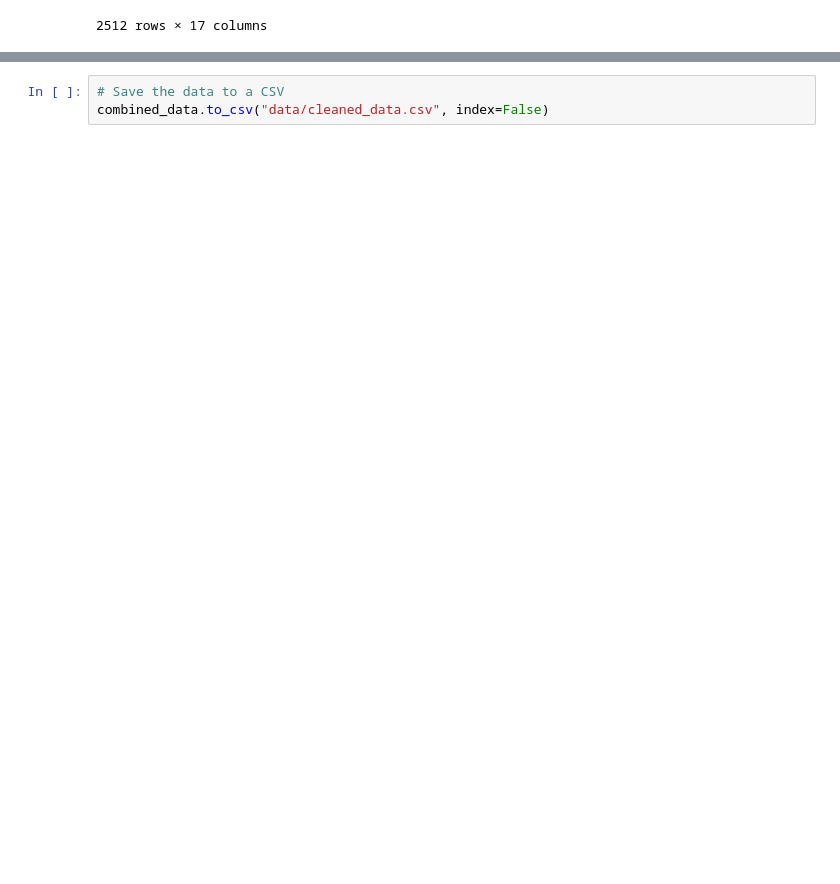
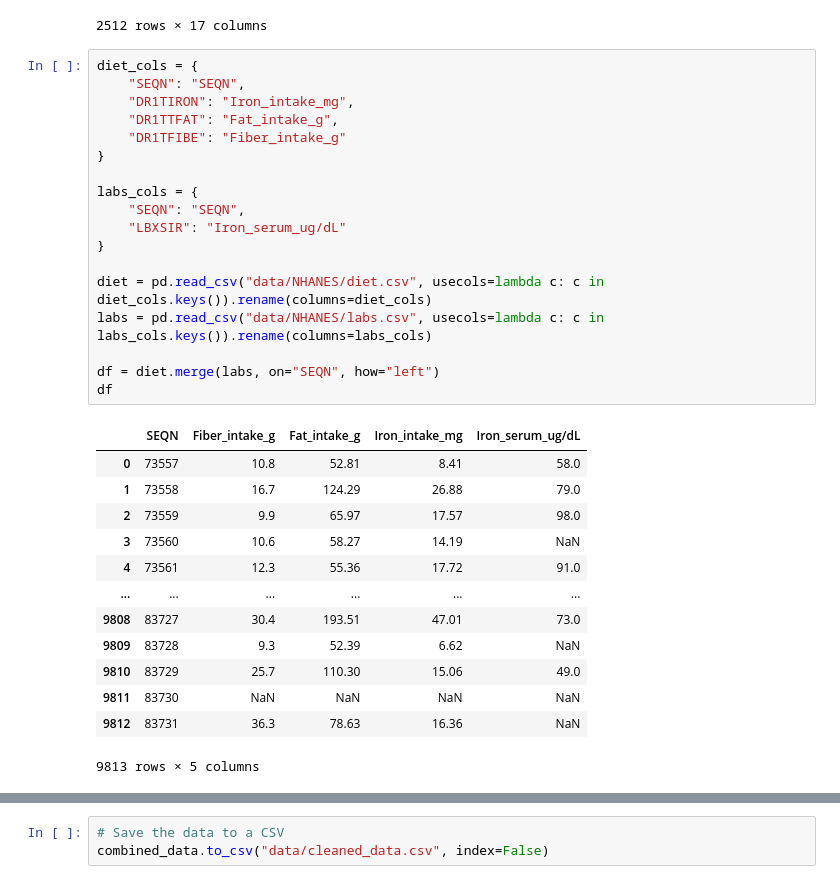
Before and after one commit to mariaponomarova/ML_project, a Jupyter notebook: preprocessing.ipynb, the cells around one changed output, grey strips where cells are left out. Saved outputs shown, nothing was run; the diff lists cells and outputs as text; blank space fills up the shorter version.

```diff
--- a/preprocessing.ipynb
+++ b/preprocessing.ipynb
@@ -93,3 +93,35 @@ ag_filtered
 | 3105 | 000005567.1131812 | 0.043 | 0.0006 | 0.0 | 0.0 | 0.0 | 0.0 | ... |
 | 3106 | 000003557.1130030 | 0.0008 | 0.0005 | 0.0005 | 0.0 | 0.0 | 0.0 | ... |
 2512 rows × 17 columns
+# %%
+diet_cols = {
+    "SEQN": "SEQN",
+    "DR1TIRON": "Iron_intake_mg",
+    "DR1TTFAT": "Fat_intake_g",
+    "DR1TFIBE": "Fiber_intake_g"
+}
+
+labs_cols = {
+    "SEQN": "SEQN",
+    "LBXSIR": "Iron_serum_ug/dL"
+}
+
+diet = pd.read_csv("data/NHANES/diet.csv", usecols=lambda c: c in diet_cols.keys()).rename(columns=diet_cols)
+labs = pd.read_csv("data/NHANES/labs.csv", usecols=lambda c: c in labs_cols.keys()).rename(columns=labs_cols)
+
+df = diet.merge(labs, on="SEQN", how="left")
+df
+# %% [output]
+|  | SEQN | Fiber_intake_g | Fat_intake_g | Iron_intake_mg | Iron_serum_ug/dL |
+| 0 | 73557 | 10.8 | 52.81 | 8.41 | 58.0 |
+| 1 | 73558 | 16.7 | 124.29 | 26.88 | 79.0 |
+| 2 | 73559 | 9.9 | 65.97 | 17.57 | 98.0 |
+| 3 | 73560 | 10.6 | 58.27 | 14.19 | NaN |
+| 4 | 73561 | 12.3 | 55.36 | 17.72 | 91.0 |
+| ... | ... | ... | ... | ... | ... |
+| 9808 | 83727 | 30.4 | 193.51 | 47.01 | 73.0 |
+| 9809 | 83728 | 9.3 | 52.39 | 6.62 | NaN |
+| 9810 | 83729 | 25.7 | 110.30 | 15.06 | 49.0 |
+| 9811 | 83730 | NaN | NaN | NaN | NaN |
+| 9812 | 83731 | 36.3 | 78.63 | 16.36 | NaN |
+9813 rows × 5 columns
```
Also changed, not shown: parts of 4 cells of this notebook, 1 other file.
